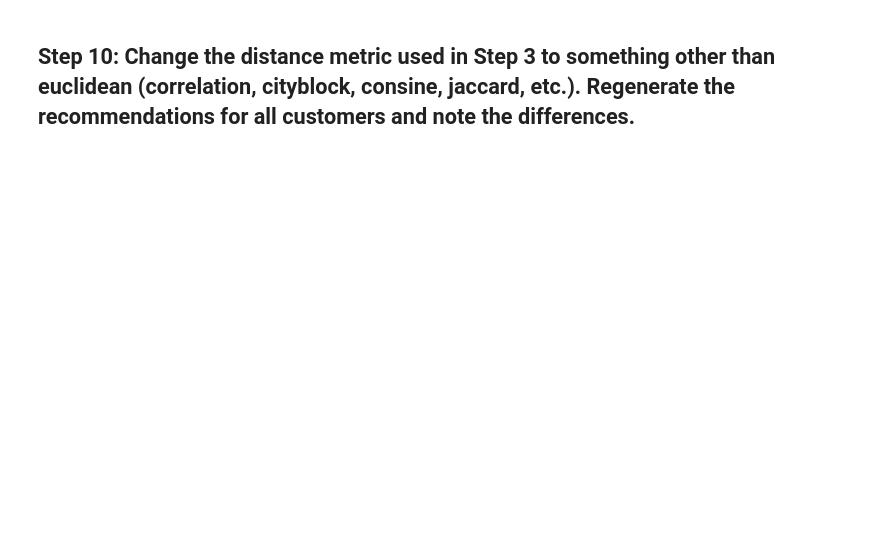
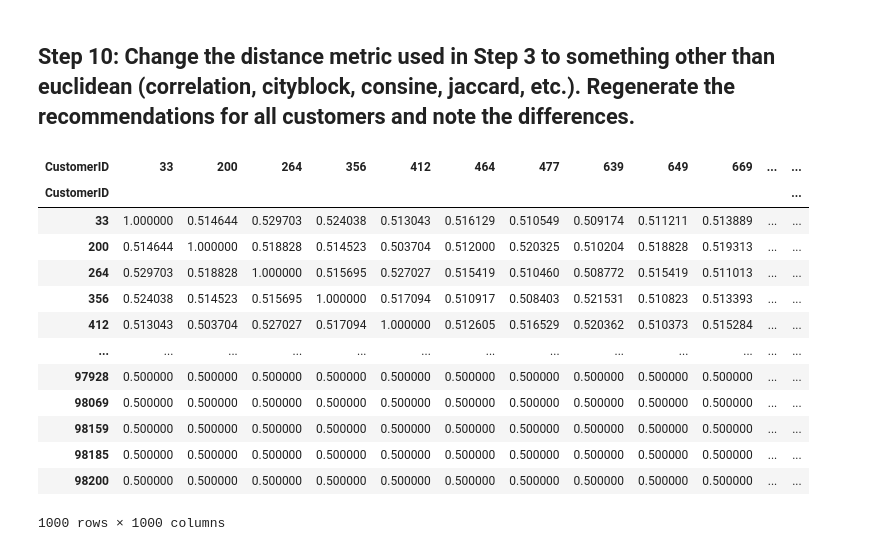
Before and after one commit to montesgrande95/dataptmad1121_labs, a Jupyter notebook: extra-work/m2/lab-intro-recommender-systems/your-code/main.ipynb, the cells around one changed output. Drawn from its saved outputs; the diff is of its cells as text; code cells hidden in the pictures; blank space fills up the shorter version.

```diff
--- a/extra-work/m2/lab-intro-recommender-systems/your-code/main.ipynb
+++ b/extra-work/m2/lab-intro-recommender-systems/your-code/main.ipynb
@@ -232,2 +273,21 @@ recommended_products
 # %% [markdown]
 ## Step 10: Change the distance metric used in Step 3 to something other than euclidean (correlation, cityblock, consine, jaccard, etc.). Regenerate the recommendations for all customers and note the differences.
+# %%
+distance = pd.DataFrame(1/(1 + squareform(pdist(customer_product.T, 'jaccard'))),
+                       index=customer_product.columns, columns=customer_product.columns)
+distance
+# %% [output]
+| CustomerID | 33 | 200 | 264 | 356 | 412 | 464 | 477 | 639 | 649 | 669 | ... | ... |
+| CustomerID |  |  |  |  |  |  |  |  |  |  |  | ... |
+| 33 | 1.000000 | 0.514644 | 0.529703 | 0.524038 | 0.513043 | 0.516129 | 0.510549 | 0.509174 | 0.511211 | 0.513889 | ... | ... |
+| 200 | 0.514644 | 1.000000 | 0.518828 | 0.514523 | 0.503704 | 0.512000 | 0.520325 | 0.510204 | 0.518828 | 0.519313 | ... | ... |
+| 264 | 0.529703 | 0.518828 | 1.000000 | 0.515695 | 0.527027 | 0.515419 | 0.510460 | 0.508772 | 0.515419 | 0.511013 | ... | ... |
+| 356 | 0.524038 | 0.514523 | 0.515695 | 1.000000 | 0.517094 | 0.510917 | 0.508403 | 0.521531 | 0.510823 | 0.513393 | ... | ... |
+| 412 | 0.513043 | 0.503704 | 0.527027 | 0.517094 | 1.000000 | 0.512605 | 0.516529 | 0.520362 | 0.510373 | 0.515284 | ... | ... |
+| ... | ... | ... | ... | ... | ... | ... | ... | ... | ... | ... | ... | ... |
+| 97928 | 0.500000 | 0.500000 | 0.500000 | 0.500000 | 0.500000 | 0.500000 | 0.500000 | 0.500000 | 0.500000 | 0.500000 | ... | ... |
+| 98069 | 0.500000 | 0.500000 | 0.500000 | 0.500000 | 0.500000 | 0.500000 | 0.500000 | 0.500000 | 0.500000 | 0.500000 | ... | ... |
+| 98159 | 0.500000 | 0.500000 | 0.500000 | 0.500000 | 0.500000 | 0.500000 | 0.500000 | 0.500000 | 0.500000 | 0.500000 | ... | ... |
+| 98185 | 0.500000 | 0.500000 | 0.500000 | 0.500000 | 0.500000 | 0.500000 | 0.500000 | 0.500000 | 0.500000 | 0.500000 | ... | ... |
+| 98200 | 0.500000 | 0.500000 | 0.500000 | 0.500000 | 0.500000 | 0.500000 | 0.500000 | 0.500000 | 0.500000 | 0.500000 | ... | ... |
+1000 rows × 1000 columns
```
Also changed, not shown: parts of 9 cells of this notebook.
